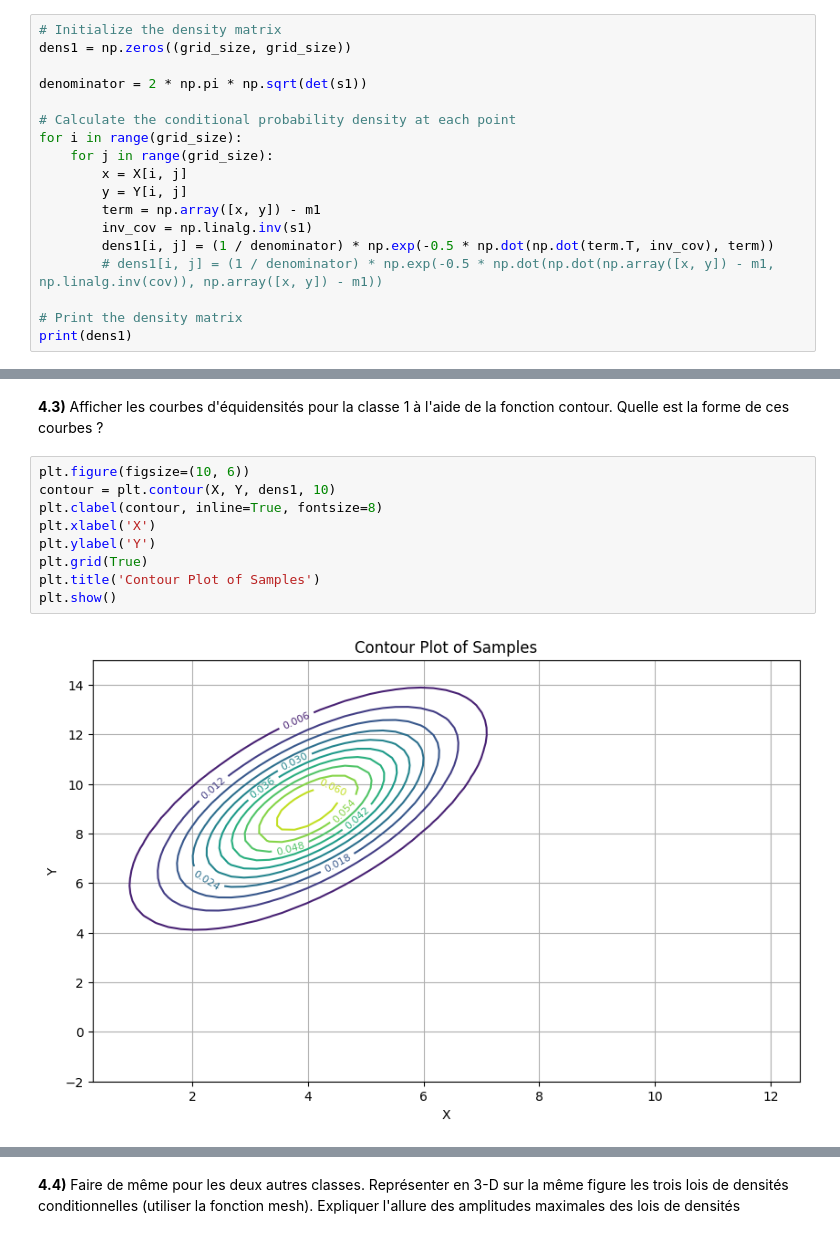
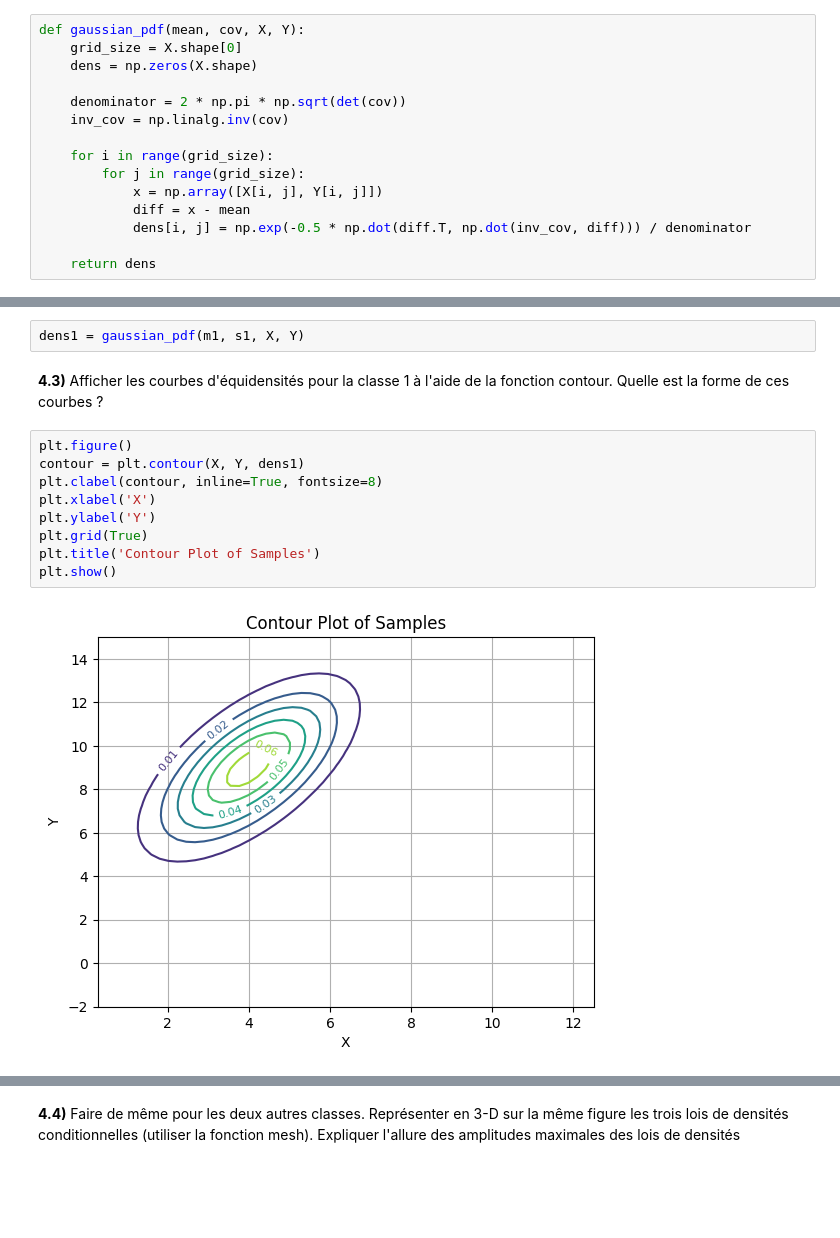
Before and after one commit to yurialvizi/SI221B-TP1, a Jupyter notebook: tp.ipynb, the cells around one changed output, grey strips where cells are left out. Cells and saved outputs as stored; diff of their text form; blank space fills up the shorter version.

```diff
--- a/tp.ipynb
+++ b/tp.ipynb
@@ -251,20 +257,17 @@ plt.show()
 # %% [markdown]
 **4.2)** Pour la classe 1 de la question 3.5, construire la matrice dens1(i,j) contenant la densité de probabilité conditionnelle en chaque point (X(i), Y(j)) de la grille.
 # %%
-# Initialize the density matrix
-dens1 = np.zeros((grid_size, grid_size))
+def gaussian_pdf(mean, cov, X, Y):
+    grid_size = X.shape[0]
+    dens = np.zeros(X.shape)
 
-denominator = 2 * np.pi * np.sqrt(det(s1))
+    denominator = 2 * np.pi * np.sqrt(det(cov))
+    inv_cov = np.linalg.inv(cov)
 
-# Calculate the conditional probability density at each point
-for i in range(grid_size):
-    for j in range(grid_size):
-        x = X[i, j]
-        y = Y[i, j]
-        term = np.array([x, y]) - m1
-        inv_cov = np.linalg.inv(s1)
-        dens1[i, j] = (1 / denominator) * np.exp(-0.5 * np.dot(np.dot(term.T, inv_cov), term))
-        # dens1[i, j] = (1 / denominator) * np.exp(-0.5 * np.dot(np.dot(np.array([x, y]) - m1, np.linalg.inv(cov)), np.array([x, y]) - m1))
+    for i in range(grid_size):
+        for j in range(grid_size):
+            x = np.array([X[i, j], Y[i, j]])
+            diff = x - mean
+            dens[i, j] = np.exp(-0.5 * np.dot(diff.T, np.dot(inv_cov, diff))) / denominator
 
-# Print the density matrix
-print(dens1)
+    return dens
@@ -285,13 +274,15 @@ print(dens1)
+# %%
+dens1 = gaussian_pdf(m1, s1, X, Y)
 # %% [markdown]
 **4.3)** Afficher les courbes d'équidensités pour la classe 1 à l'aide de la fonction contour. Quelle est la forme de ces courbes ?
 # %%
-plt.figure(figsize=(10, 6))
-contour = plt.contour(X, Y, dens1, 10)
+plt.figure()
+contour = plt.contour(X, Y, dens1)
 plt.clabel(contour, inline=True, fontsize=8)
 plt.xlabel('X')
 plt.ylabel('Y')
 plt.grid(True)
 plt.title('Contour Plot of Samples')
 plt.show()
 # %% [output]
-[figure, old version]
+[figure, new version]
```
Also changed, not shown: parts of 26 cells of this notebook.
